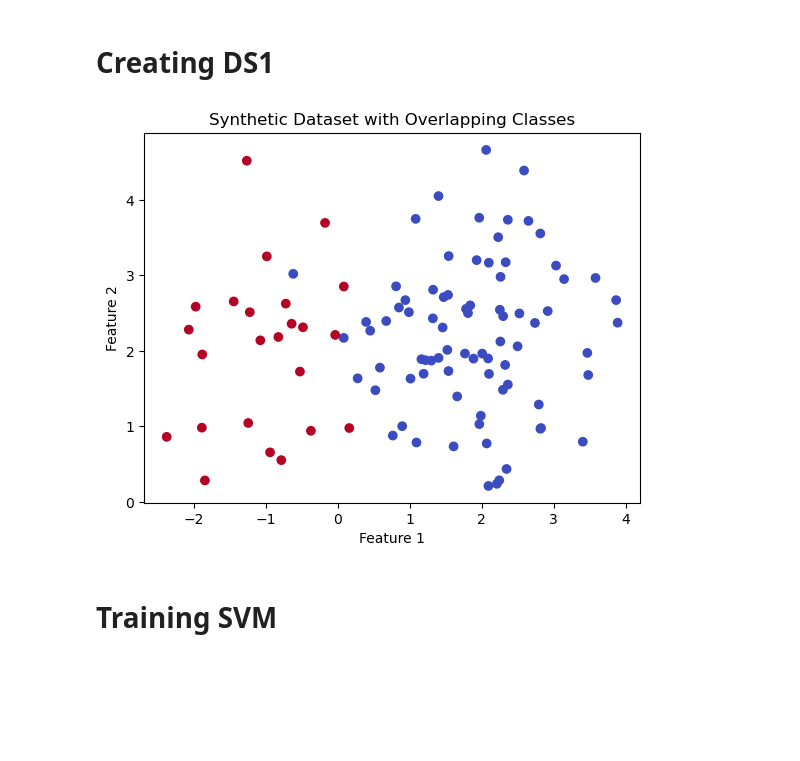
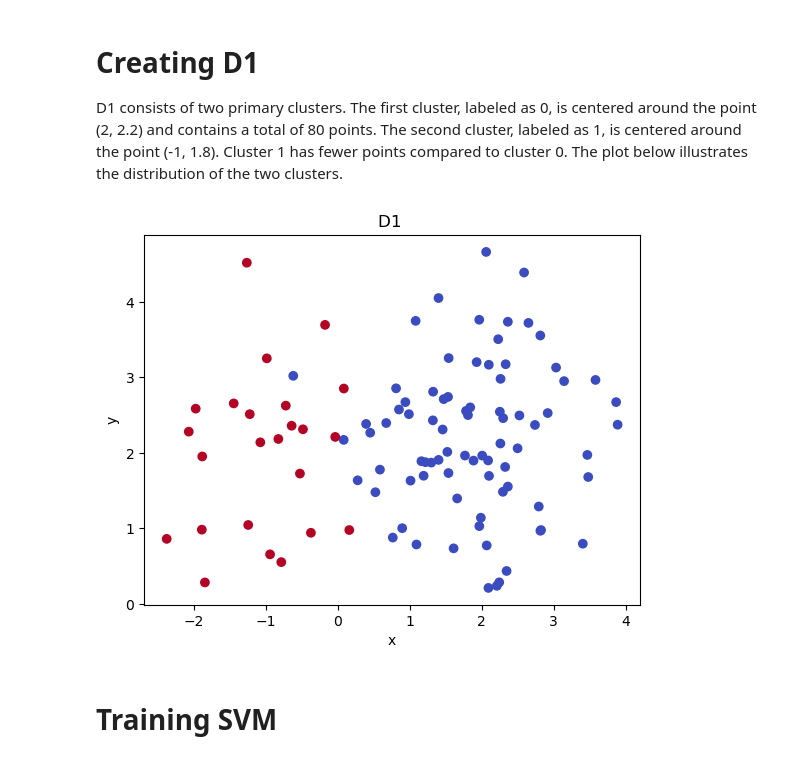
Before and after one commit to vicmon810/COMPSCI762_UOA, a Jupyter notebook: Assignment_3/Assignment3.ipynb, the cells around one changed output. Saved outputs shown, nothing was run; the diff lists cells and outputs as text; code cells hidden in the pictures; blank space fills up the shorter version.

```diff
--- a/Assignment_3/Assignment3.ipynb
+++ b/Assignment_3/Assignment3.ipynb
@@ -1,34 +1,49 @@
 # %% [markdown]
-# Creating DS1
+# Creating D1
+
+D1 consists of two primary clusters. The first cluster, labeled as 0, is centered around the point (2, 2.2) and contains a total of 80 points. The second cluster, labeled as 1, is centered around the point (-1, 1.8). Cluster 1 has fewer points compared to cluster 0. The plot below illustrates the distribution of the two clusters.
 # %%
 
 import numpy as np
+import matplotlib.pyplot as plt
+from sklearn.model_selection import GridSearchCV
+
+from sklearn.svm import SVC
+from sklearn.model_selection import LeaveOneOut
+from sklearn.metrics import accuracy_score
+from sklearn.model_selection import train_test_split
+import pandas as pd
 import matplotlib.pyplot as plt
 
 # Set random seed for reproducibility
 np.random.seed(42)
 
 # Generate 50 points for class 0
 X0 = np.random.randn(80, 2) + np.array([2, 2.2])
 y0 = np.zeros(80)
 
 # Generate 50 points for class 1
 X1 = np.random.randn(24, 2) + np.array([-1, 1.8])
 y1 = np.ones(24)
 
 
 # Combine the datasets
 X = np.vstack((X0, X1))
 y = np.hstack((y0, y1))
 
 # Plot the dataset
 plt.scatter(X[:, 0], X[:, 1], c=y, cmap='coolwarm')
-plt.title("Synthetic Dataset with Overlapping Classes")
-plt.xlabel("Feature 1")
-plt.ylabel("Feature 2")
+plt.title("D1 ")
+plt.xlabel("x")
+plt.ylabel("y")
 plt.show()
+
+df = pd.DataFrame(np.column_stack((X, y)), columns=['Feature1', 'Feature2', 'Label'])
+
+# Export the DataFrame to a CSV file
+df.to_csv('data.csv', index=False)
 # %% [output]
-[figure, old version]
+[figure, new version]
 # %% [markdown]
 # Training SVM
 # %%
```
Also changed, not shown: parts of 15 cells of this notebook, 2 other files.
